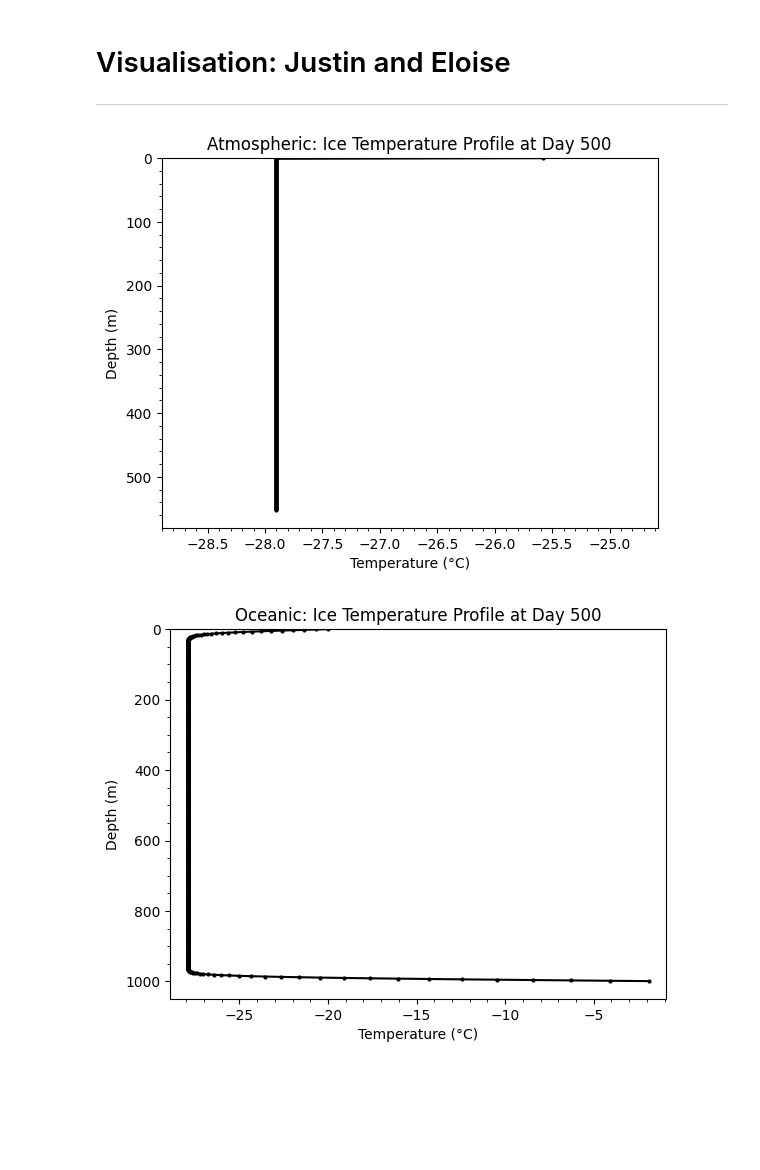
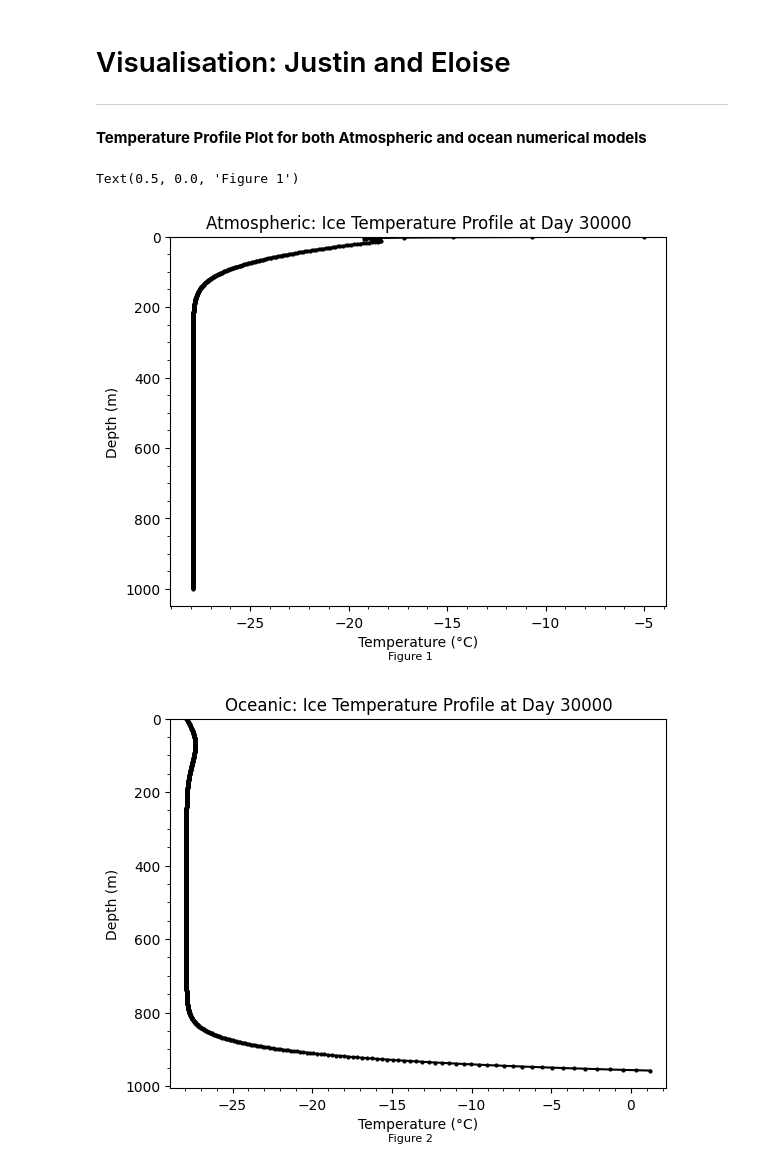
Before and after one commit to Frederque/EMSC2010_Week9_SeismicBabes_MeltingIce, a Jupyter notebook: EMSC2010_Group_Project_Melting_Ice.ipynb, the cells around one changed output. Drawn from its saved outputs; the diff is of its cells as text; code cells hidden in the pictures; blank space fills up the shorter version.

```diff
--- a/EMSC2010_Group_Project_Melting_Ice.ipynb
+++ b/EMSC2010_Group_Project_Melting_Ice.ipynb
@@ -175,7 +167,11 @@ Start with defining the size and the properties if the ice shelf.
 # %%
 ### set up all parameters ## these need to be adjusted to realistic numbers
-# ie for the rate of cliamte change under a SSP5-8.5 climate scenario
+### ie for the rate of cliamte change under a SSP5-8.5 climate scenario
+
 num_layers= 1000
+
 dz = 1  ## avg depth of west antartic ice shelf is approx 1000m
-depth = 1000
-kappa = 1.02e-6
+
+depth = num_layers*dz
+
+kappa = 1.02e-6 ### thermal diffusivity of ice
@@ -210,0 +233,3 @@ num_steps= 36525 ## 100 years (100 * 365.25 days)
+# %%
+dt = 86400 # 1 day in seconds
+num_steps= 36525*3 ## we needed to add *3 as the modle ran for more the 1 year!!
@@ -291,12 +256,0 @@ Ice fully melted at year 2.9
-# %%
-## OCEAN MODEL
-#Fresh ice column - independent of atmospheric run
-T = np.ones(num_layers) * T_ice_init
-T[0]  = T_mean
-T[-1] = T_ocean
-
-T_output_oc = []
-ice_thickness_oc = [depth]
-T_oc_series = [T_ocean]
-
-T_output_oc.append(T.copy())
@@ -341,36 +415,42 @@ Steps saved: 36526, Final thickness: 1000m
 # Visualisation: Justin and Eloise
 
 ---
+# %% [markdown]
+**Temperature Profile Plot for both Atmospheric and ocean numerical models**
 # %%
 # ATMOSPHERIC TEMPERATURE PROFILE PLOT
-### land see how the temperature evolves through time and how this is different in each layer
-plot_step_atm = min(500, len(T_output_atm) - 1) #choose which time step to plot
-plot_depth_atm = np.arange(len(T_output_atm[plot_step_atm])) * dz #depth of each layer
-
-plt.figure()
-plt.plot(T_output_atm[plot_step_atm], plot_depth_atm, 'ok-', markersize=2) #plot layer temperature versus depth
+### plot how the temperature evolves through time and how this is different in each layer
+plot_step = 30000 #choose which time step to plot
+plot_depth = np.arange(0, depth, dz) #depth of each layer
+plt.plot(T_output_atm[plot_step],plot_depth,'ok-', markersize=2) #plot layer temperature versus depth
 plt.xlabel('Temperature (°C)') #label the x-axis
-plt.ylabel('Depth (m)') #label the y-axis (changed from 'Soil depth (m)' to 'Depth (m)' for ice)
-plt.title(f'Atmospheric: Ice Temperature Profile at Day {plot_step_atm}')
+plt.ylabel('Depth (m)') #label the y-axis
+plt.title(f'Atmospheric: Ice Temperature Profile at Day {plot_step}')
 plt.ylim(bottom=-0.05) #limit the y-axis
-plt.xlim(min(T_output_atm[plot_step_atm]) - 1, max(T_output_atm[plot_step_atm]) + 1)
 plt.gca().invert_yaxis() #switch the direction of the y-axis
 plt.minorticks_on()
+plt.figtext(0.5, 0.0, "Figure 1", ha="center", fontsize=8)
+
+#code justin -- taken from week 9 NB2 prac
 # %% [output]
+Text(0.5, 0.0, 'Figure 1')
-[figure, old version]
+[figure, new version]
 # %%
 # OCEANIC TEMPERATURE PROFILE PLOT
-plot_step_oc = min(500, len(T_output_oc) - 1)
-plot_depth_oc = np.arange(len(T_output_oc[plot_step_oc])) * dz
+plot_step_ocean = min(30000, len(T_output_ocean) - 1)
+plot_depth_ocean = np.arange(len(T_output_ocean[plot_step_ocean])) * dz
 
 plt.figure()
-plt.plot(T_output_oc[plot_step_oc], plot_depth_oc, 'ok-', markersize=2)
+plt.plot(T_output_ocean[plot_step_ocean], plot_depth_ocean, 'ok-', markersize=2)
 plt.xlabel('Temperature (°C)')
 plt.ylabel('Depth (m)')
-plt.title(f'Oceanic: Ice Temperature Profile at Day {plot_step_oc}')
+plt.title(f'Oceanic: Ice Temperature Profile at Day {plot_step_ocean}')
 plt.ylim(bottom=-0.05) #limit the y-axis
-plt.xlim(min(T_output_oc[plot_step_oc]) - 1, max(T_output_oc[plot_step_oc]) + 1)
+plt.xlim(min(T_output_ocean[plot_step_ocean]) - 1, max(T_output_ocean[plot_step_ocean]) + 1)
 plt.gca().invert_yaxis() #switch the direction of the y-axis
+plt.figtext(0.5, 0.0, "Figure 2", ha="center", fontsize=8)
 plt.minorticks_on()
+
+# Ellie's code
 # %% [output]
-[figure, old version]
+[figure, new version]
```
Also changed, not shown: parts of 49 cells of this notebook.
